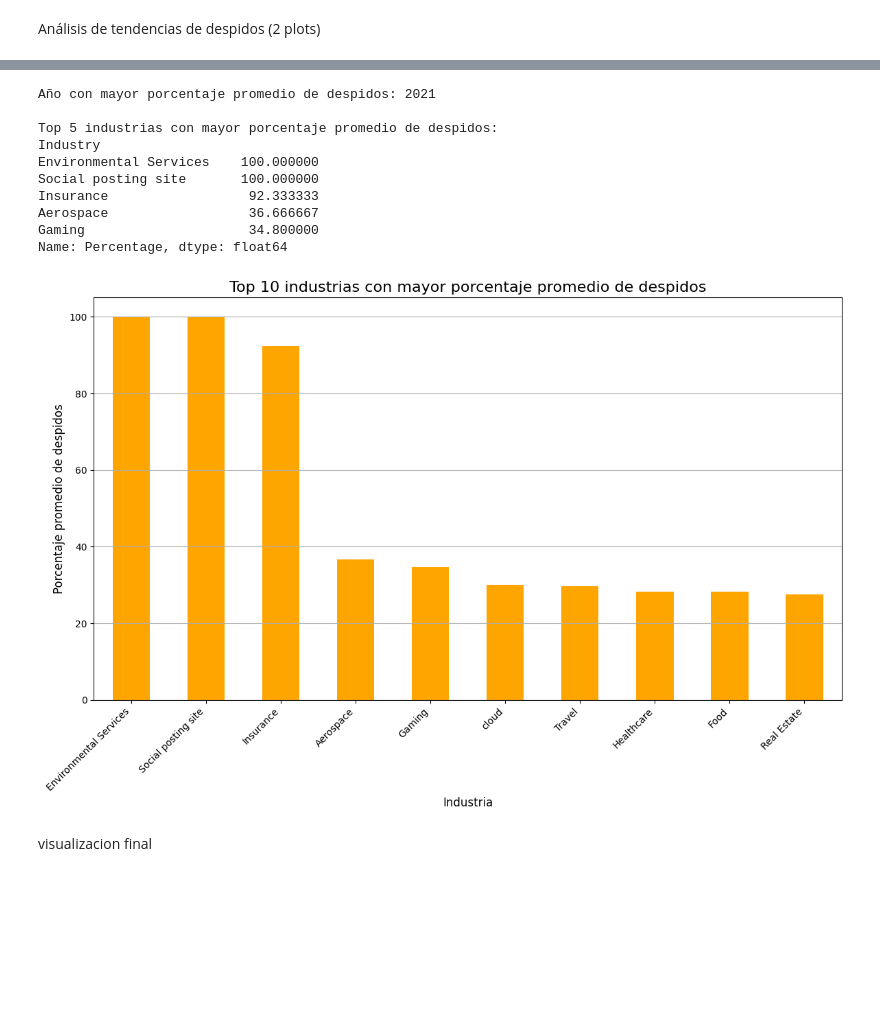
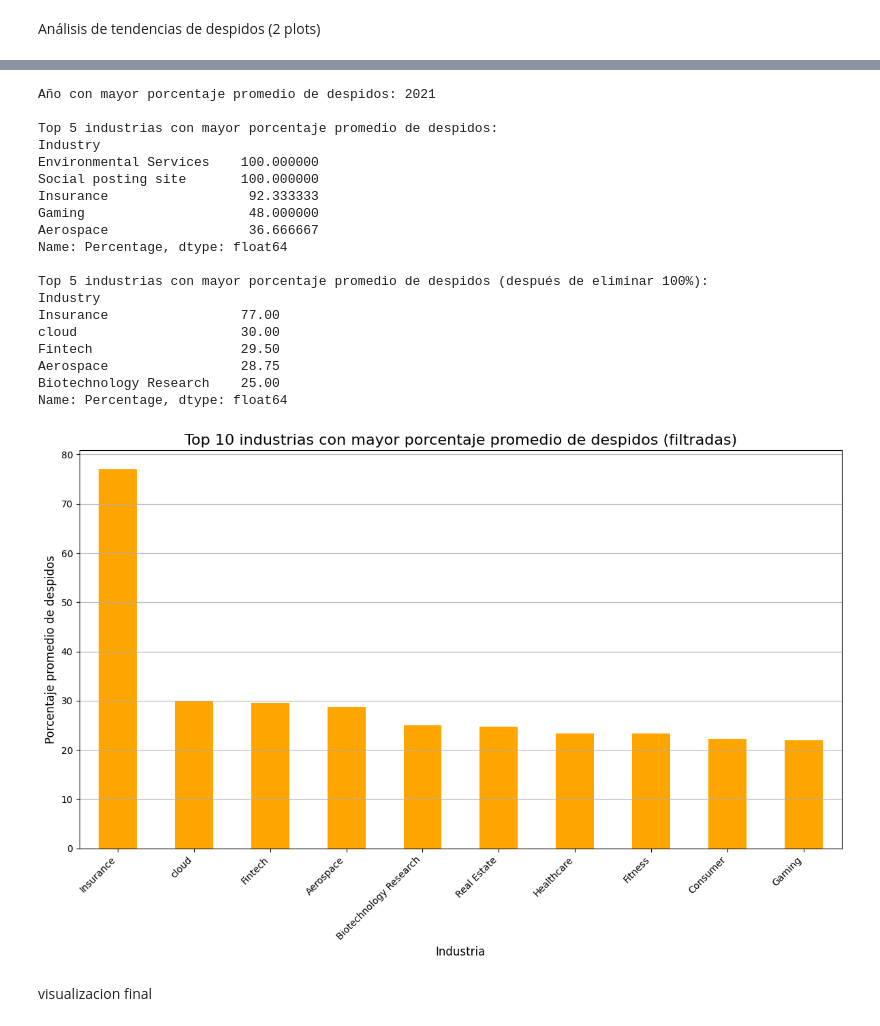
Before and after one commit to adrianalessandro/proyecto_csdatos, a Jupyter notebook: nico.ipynb, the cells around one changed output, grey strips where cells are left out. Saved outputs shown, nothing was run; the diff lists cells and outputs as text; code cells hidden in the pictures; blank space fills up the shorter version.

```diff
--- a/nico.ipynb
+++ b/nico.ipynb
@@ -155,22 +155,30 @@ dtype: object
 # %% [markdown]
 limpieza
 # %%
-# Rellenar los valores nulos en 'Percentage' con la mediana
-layoffs_data['Percentage'] = layoffs_data['Percentage'].fillna(layoffs_data['Percentage'].median())
+# Paso 1: Asegurarse de que la columna sea de tipo string para manejar anomalías
+layoffs_data['Company_Size_before_Layoffs'] = layoffs_data['Company_Size_before_Layoffs'].astype(str)
+layoffs_data['Company_Size_after_layoffs'] = layoffs_data['Company_Size_after_layoffs'].astype(str)
 
-# Convertir a numérico y rellenar los valores nulos en tamaños de empresa
-layoffs_data['Company_Size_before_Layoffs'] = pd.to_numeric(
-    layoffs_data['Company_Size_before_Layoffs'], errors='coerce'
-).fillna(layoffs_data['Company_Size_before_Layoffs'].median())
+# Paso 2: Eliminar espacios en blanco y caracteres no numéricos
+layoffs_data['Company_Size_before_Layoffs'] = layoffs_data['Company_Size_before_Layoffs'].str.replace(r'\D', '', regex=True)
+layoffs_data['Company_Size_after_layoffs'] = layoffs_data['Company_Size_after_layoffs'].str.replace(r'\D', '', regex=True)
 
-layoffs_data['Company_Size_after_layoffs'] = pd.to_numeric(
-    layoffs_data['Company_Size_after_layoffs'], errors='coerce'
-).fillna(layoffs_data['Company_Size_after_layoffs'].median())
+# Paso 3: Convertir a valores numéricos
+layoffs_data['Company_Size_before_Layoffs'] = pd.to_numeric(layoffs_data['Company_Size_before_Layoffs'], errors='coerce')
+layoffs_data['Company_Size_after_layoffs'] = pd.to_numeric(layoffs_data['Company_Size_after_layoffs'], errors='coerce')
+
+# Paso 4: Rellenar los valores nulos con la mediana
+layoffs_data['Company_Size_before_Layoffs'] = layoffs_data['Company_Size_before_Layoffs'].fillna(
+    layoffs_data['Company_Size_before_Layoffs'].median()
+)
+layoffs_data['Company_Size_after_layoffs'] = layoffs_data['Company_Size_after_layoffs'].fillna(
+    layoffs_data['Company_Size_after_layoffs'].median()
+)
 
 # Verificar nuevamente los valores nulos y tipos de datos
-print("\nValores nulos después de la limpieza adicional (versión mejorada):")
+print("\nValores nulos después de la limpieza adicional (versión corregida):")
 print(layoffs_data.isnull().sum())
 
-print("\nTipos de datos después de la limpieza adicional (versión mejorada):")
+print("\nTipos de datos después de la limpieza adicional (versión corregida):")
 print(layoffs_data.dtypes)
 # %% [output]
@@ -274,9 +300,20 @@ print("\nTop 5 industrias con mayor porcentaje promedio de despidos:")
 print(industry_layoffs.head(5))
 
 # Visualizar impacto por industria
+# Filtrar industrias con porcentaje de despidos menor al 100%
+filtered_layoffs_data = layoffs_data[layoffs_data['Percentage'] < 100]
+
+# Recalcular el promedio de despidos por industria
+industry_layoffs_filtered = filtered_layoffs_data.groupby('Industry')['Percentage'].mean().sort_values(ascending=False)
+
+# Mostrar las 5 industrias principales después del filtro
+print("\nTop 5 industrias con mayor porcentaje promedio de despidos (después de eliminar 100%):")
+print(industry_layoffs_filtered.head(5))
+
+# Visualizar impacto por industria después del filtro
 plt.figure(figsize=(12, 8))
-industry_layoffs.head(10).plot(kind='bar', color='orange')
-plt.title('Top 10 industrias con mayor porcentaje promedio de despidos', fontsize=16)
+industry_layoffs_filtered.head(10).plot(kind='bar', color='orange')
+plt.title('Top 10 industrias con mayor porcentaje promedio de despidos (filtradas)', fontsize=16)
 plt.xlabel('Industria', fontsize=12)
 plt.ylabel('Porcentaje promedio de despidos', fontsize=12)
 plt.xticks(rotation=45, ha='right')
@@ -288,14 +325,23 @@ plt.show()
 Año con mayor porcentaje promedio de despidos: 2021
 
 Top 5 industrias con mayor porcentaje promedio de despidos:
 Industry
 Environmental Services    100.000000
 Social posting site       100.000000
 Insurance                  92.333333
+Gaming                     48.000000
 Aerospace                  36.666667
-Gaming                     34.800000
 Name: Percentage, dtype: float64
+
+Top 5 industrias con mayor porcentaje promedio de despidos (después de eliminar 100%):
+Industry
+Insurance                 77.00
+cloud                     30.00
+Fintech                   29.50
+Aerospace                 28.75
+Biotechnology Research    25.00
+Name: Percentage, dtype: float64
-[figure, old version]
+[figure, new version]
 # %% [markdown]
 visualizacion final
 # %%
```
Also changed, not shown: parts of 4 cells of this notebook.
